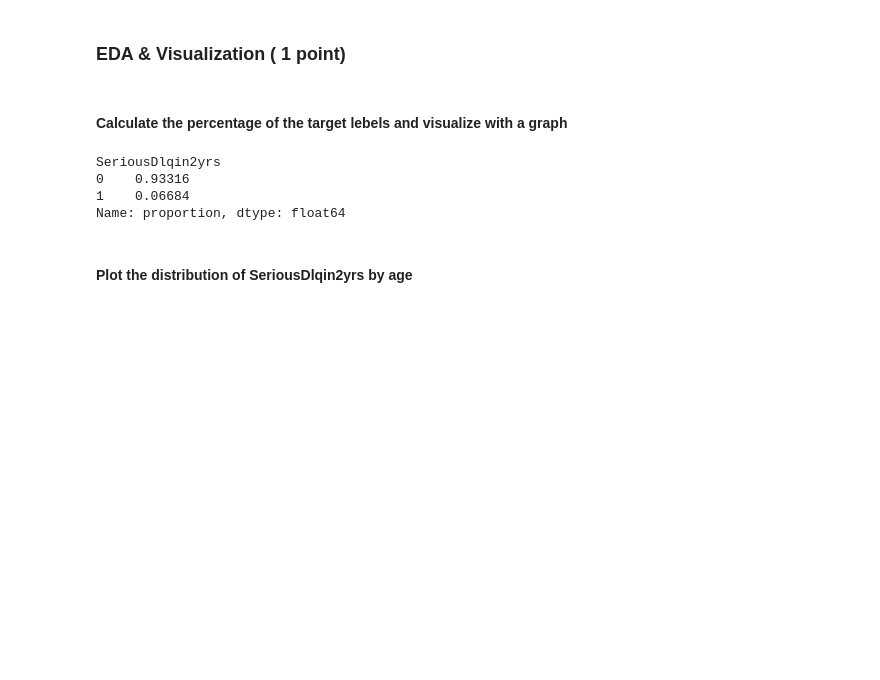
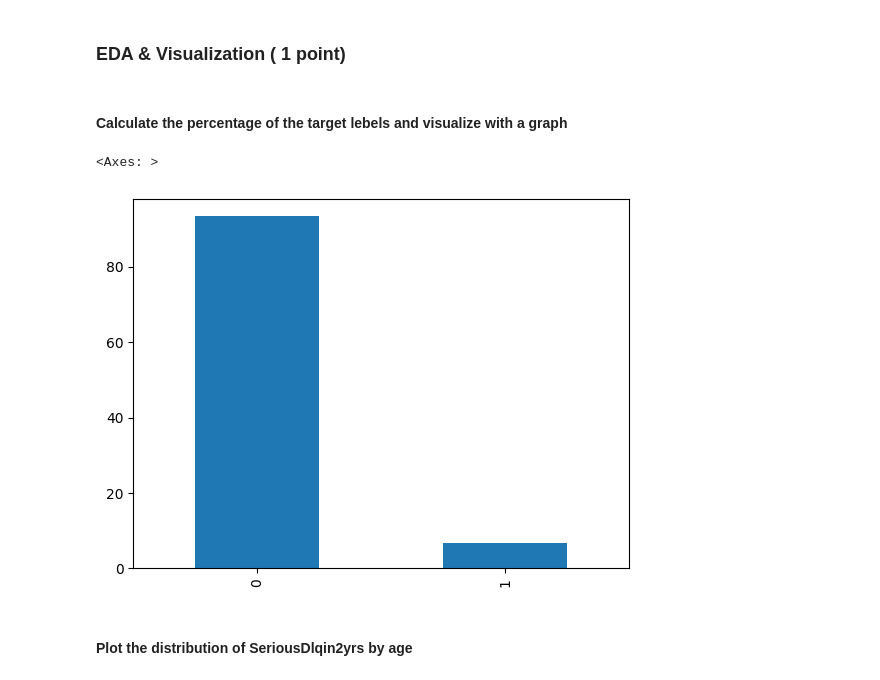
Before and after one commit to madhavamk/computational-data-science, a Jupyter notebook: MiniProjects/M3_NB_MiniProject_2_Credit_risk_modelling_Logistic_Regression.ipynb, the cells around one changed output. Drawn from its saved outputs; the diff is of its cells as text; code cells hidden in the pictures; blank space fills up the shorter version.

```diff
--- a/MiniProjects/M3_NB_MiniProject_2_Credit_risk_modelling_Logistic_Regression.ipynb
+++ b/MiniProjects/M3_NB_MiniProject_2_Credit_risk_modelling_Logistic_Regression.ipynb
@@ -261,12 +263,12 @@ dtype: int64
 #### Calculate the percentage of the target lebels and visualize with a graph
 # %%
 # YOUR CODE HERE
-df['SeriousDlqin2yrs'].value_counts(normalize=True)
+pct = df['SeriousDlqin2yrs'].value_counts(normalize=True) * 100
-# %% [output]
-SeriousDlqin2yrs
-0    0.93316
-1    0.06684
-Name: proportion, dtype: float64
+# %%
+pct.plot(kind='bar')
+# %% [output]
+<Axes: >
+[figure, added]
 # %% [markdown]
 #### Plot the distribution of SeriousDlqin2yrs by age
 # %%
```
Also changed, not shown: parts of 14 cells of this notebook.
